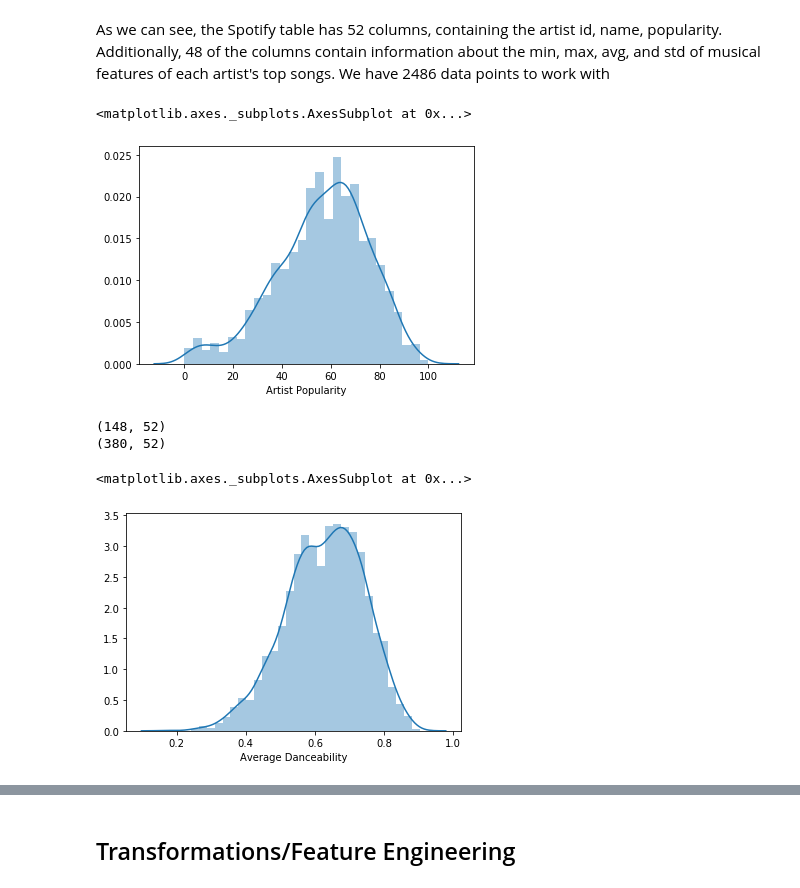
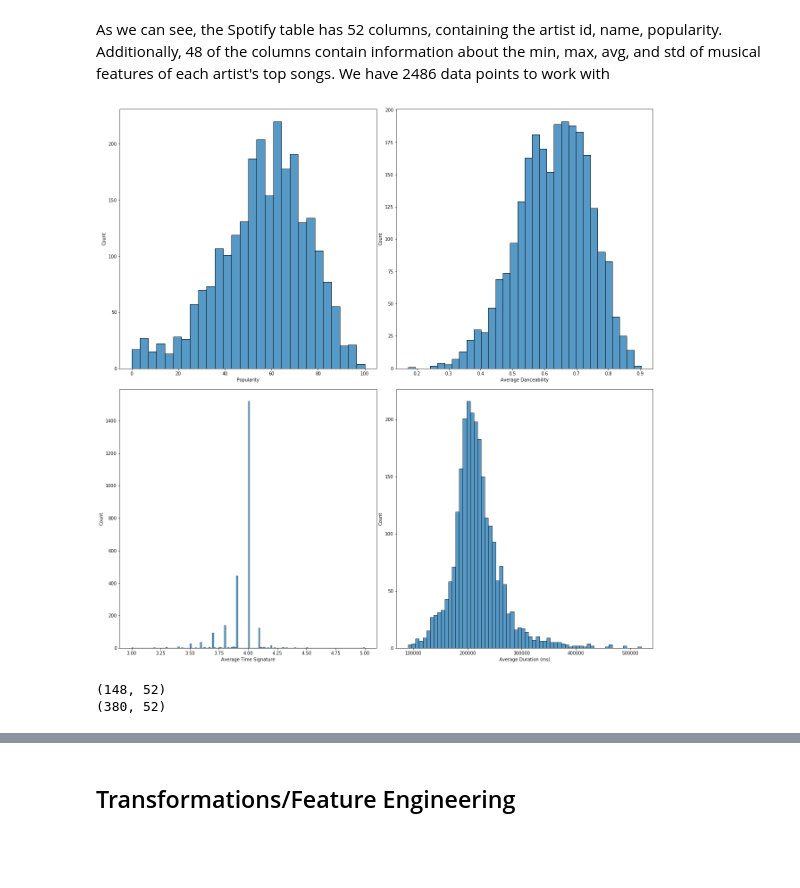
Before and after one commit to rishi-iyer-99/Spotify-ML, a Jupyter notebook: SpotifyAnalysis.ipynb, the cells around one changed output, grey strips where cells are left out. Saved outputs shown, nothing was run; the diff lists cells and outputs as text; code cells hidden in the pictures; blank space fills up the shorter version.

```diff
--- a/SpotifyAnalysis.ipynb
+++ b/SpotifyAnalysis.ipynb
@@ -27,11 +27,35 @@ df.shape
 (2486, 52)
 # %% [markdown]
 As we can see, the Spotify table has 52 columns, containing the artist id, name, popularity. Additionally, 48 of the columns contain information about the min, max, avg, and std of musical features of each artist's top songs. We have 2486 data points to work with
-# %%
-sns.distplot(df['popularity'],axlabel= "Artist Popularity")
-# %% [output]
-<matplotlib.axes._subplots.AxesSubplot at 0x...>
-[figure, removed]
+# %%
+fig, ax = plt.subplots(2,2, figsize=(20,20))
+
+sns.histplot(df['popularity'], ax=ax[0,0])
+#ax[0,0].set_title(f"TITLE", size=20)
+ax[0,0].set_ylabel('Count')
+ax[0,0].set_xlabel('Popularity')
+
+sns.histplot(df['danceability_avg'], ax=ax[0,1])
+#ax[0,1].set_title(f"TITLE", size=20)
+ax[0,1].set_ylabel('Count')
+ax[0,1].set_xlabel('Average Danceability')
+
+sns.histplot(df['time_signature_avg'], ax=ax[1,0])
+#ax[1,0].set_title(f"TITLE", size=20)
+ax[1,0].set_ylabel('Count')
+ax[1,0].set_xlabel('Average Time Signature')
+
+sns.histplot(df['duration_ms_avg'],  ax=ax[1,1])
+#ax[1,1].set_title(f"TITLE", size=20)
+ax[1,1].set_ylabel('Count')
+ax[1,1].set_xlabel('Average Duration (ms)')
+
+plt.tight_layout(pad=10, w_pad=0.5, h_pad=1.5)
+# plt.suptitle(f"PLOT TITLE", size=30)
+#plt.savefig("some/destination.pdf")
+plt.show()
+# %% [output]
+[figure, added]
 # %%
 small = df[df['popularity']<25]
 large = df[df['popularity']>75]
@@ -40,8 +64,3 @@ print(large.shape)
 # %% [output]
 (148, 52)
 (380, 52)
-# %%
-sns.distplot(df['danceability_avg'],axlabel= "Average Danceability")
-# %% [output]
-<matplotlib.axes._subplots.AxesSubplot at 0x...>
-[figure, removed]
```
Also changed, not shown: parts of 20 cells of this notebook.
